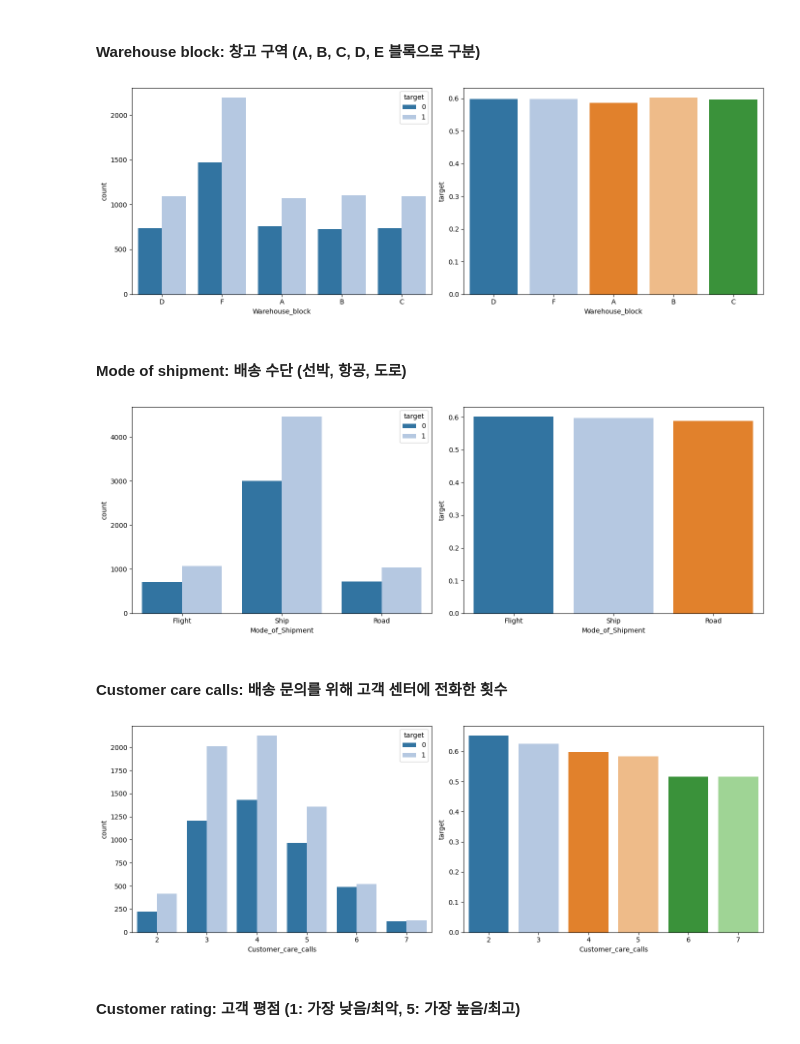
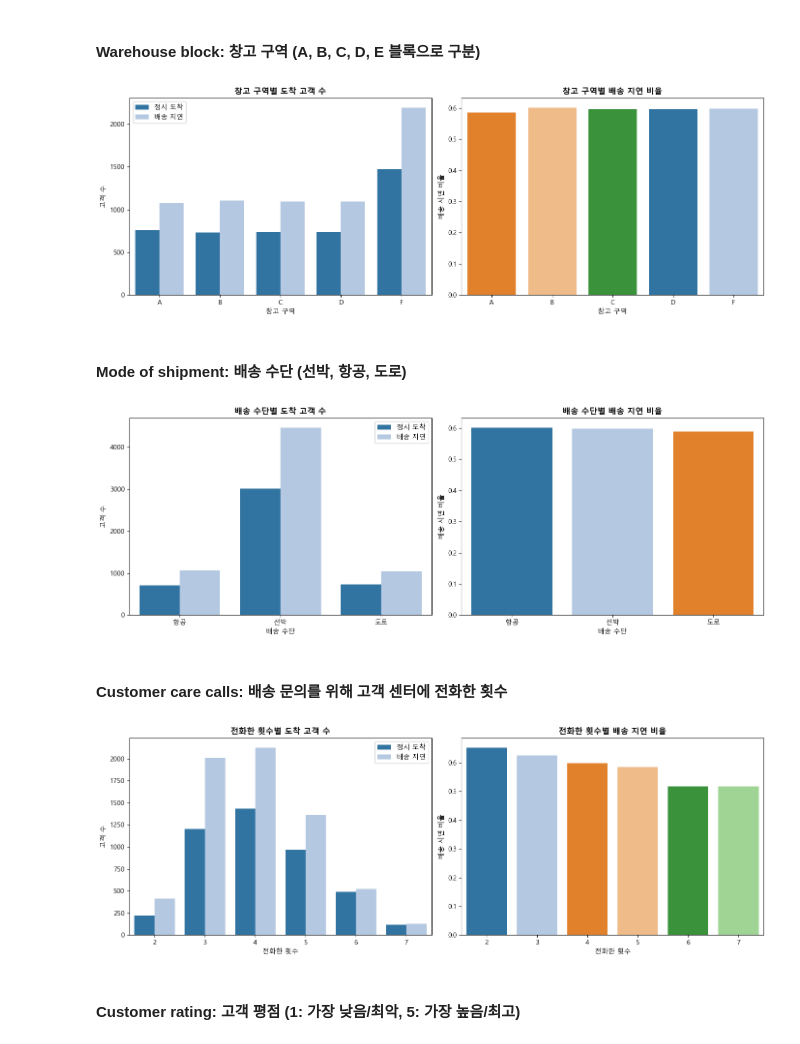
Before and after one commit to dfre1233-sddweq/Ecom_Shipping, a Jupyter notebook: 데이터분석 찬영.ipynb, the cells around one changed output. Drawn from its saved outputs; the diff is of its cells as text; code cells hidden in the pictures.

```diff
--- a/데이터분석 찬영.ipynb
+++ b/데이터분석 찬영.ipynb
@@ -1,3 +1,9 @@
+# %%
+# 한글 설정
+import matplotlib.pyplot as plt
+
+plt.rcParams['font.family'] = 'Malgun Gothic'
+plt.rcParams['axes.unicode_minus'] = False
 # %%
 import numpy as np
 import pandas as pd
@@ -139,39 +148,69 @@ print("중복된 데이터가 많아서 ID 삭제")
 # %% [markdown]
 #### **Warehouse block**: 창고 구역 (A, B, C, D, E 블록으로 구분)
 # %%
+sorted_warehouse = sorted(df['Warehouse_block'].unique())
+
 fig, axes = plt.subplots(1, 2, figsize=(14, 5))
 
-sns.countplot(x='Warehouse_block', hue='target', data=df, palette='tab20', ax=axes[0])
-sns.barplot(x='Warehouse_block', y='target', data=df, palette='tab20', hue='Warehouse_block', legend=False, errorbar=None, ax=axes[1])
+sns.countplot(x='Warehouse_block', hue='target', data=df, order=sorted_warehouse, palette='tab20', ax=axes[0])
+axes[0].legend(['정시 도착', '배송 지연'])
+axes[0].set_title('창고 구역별 도착 고객 수', fontweight='bold')
+axes[0].set_xlabel('창고 구역')
+axes[0].set_ylabel('고객 수')
+
+sns.barplot(x='Warehouse_block', y='target', data=df, order=sorted_warehouse, palette='tab20', hue='Warehouse_block', errorbar=None, ax=axes[1])
+axes[1].set_title('창고 구역별 배송 지연 비율', fontweight='bold')
+axes[1].set_xlabel('창고 구역')
+axes[1].set_ylabel('배송 지연 비율')
 
 plt.tight_layout()
 plt.show()
 # %% [output]
-[figure, old version]
+[figure, new version]
 # %% [markdown]
 #### **Mode of shipment**: 배송 수단 (선박, 항공, 도로)
 # %%
 fig, axes = plt.subplots(1, 2, figsize=(14, 5))
 
 sns.countplot(x='Mode_of_Shipment', hue='target', data=df, palette='tab20', ax=axes[0])
-sns.barplot(x='Mode_of_Shipment', y='target', data=df, palette='tab20', hue='Mode_of_Shipment', legend=False, errorbar=None, ax=axes[1])
+axes[0].set_title('배송 수단별 도착 고객 수', fontweight='bold')
+axes[0].legend(['정시 도착', '배송 지연'])
+axes[0].set_xticks([0, 1, 2])
+axes[0].set_xticklabels(['항공', '선박','도로'])
+axes[0].set_xlabel('배송 수단')
+axes[0].set_ylabel('고객 수')
+
+sns.barplot(x='Mode_of_Shipment', y='target', data=df, palette='tab20', hue='Mode_of_Shipment', errorbar=None, ax=axes[1])
+axes[1].set_title('배송 수단별 배송 지연 비율', fontweight='bold')
+axes[1].set_xticks([0, 1, 2])
+axes[1].set_xticklabels(['항공', '선박','도로'])
+axes[1].set_xlabel('배송 수단')
+axes[1].set_ylabel('배송 지연 비율')
 
 plt.tight_layout()
 plt.show()
 # %% [output]
-[figure, old version]
+[figure, new version]
 # %% [markdown]
 #### **Customer care calls**: 배송 문의를 위해 고객 센터에 전화한 횟수
 # %%
 fig, axes = plt.subplots(1, 2, figsize=(14, 5))
 
 sns.countplot(x='Customer_care_calls', hue='target', data=df, palette='tab20', ax=axes[0])
+axes[0].set_title('전화한 횟수별 도착 고객 수', fontweight='bold')
+axes[0].legend(['정시 도착', '배송 지연'])
+axes[0].set_xlabel('전화한 횟수')
+axes[0].set_ylabel('고객 수')
+
 sns.barplot(x='Customer_care_calls', y='target', data=df, palette='tab20', hue='Customer_care_calls', legend=False, errorbar=None, ax=axes[1])
+axes[1].set_title('전화한 횟수별 배송 지연 비율', fontweight='bold')
+axes[1].set_xlabel('전화한 횟수')
+axes[1].set_ylabel('배송 지연 비율')
 
 plt.tight_layout()
 plt.show()
 # %% [output]
-[figure, old version]
+[figure, new version]
 # %% [markdown]
 #### **Customer rating**: 고객 평점 (1: 가장 낮음/최악, 5: 가장 높음/최고)
 # %%
```
Also changed, not shown: parts of 10 cells of this notebook.
